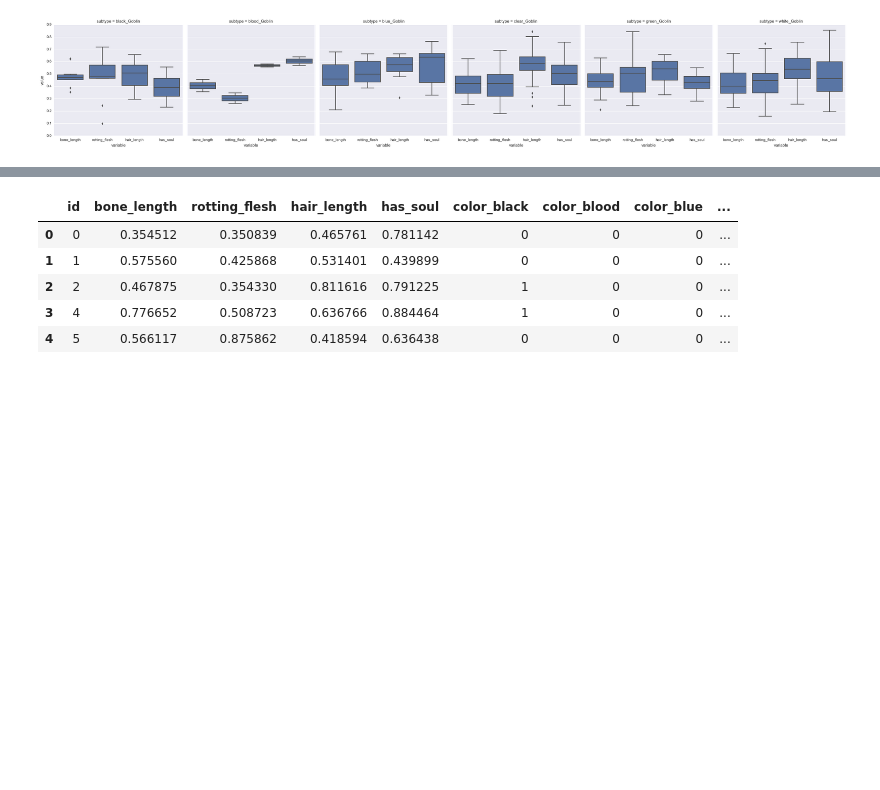
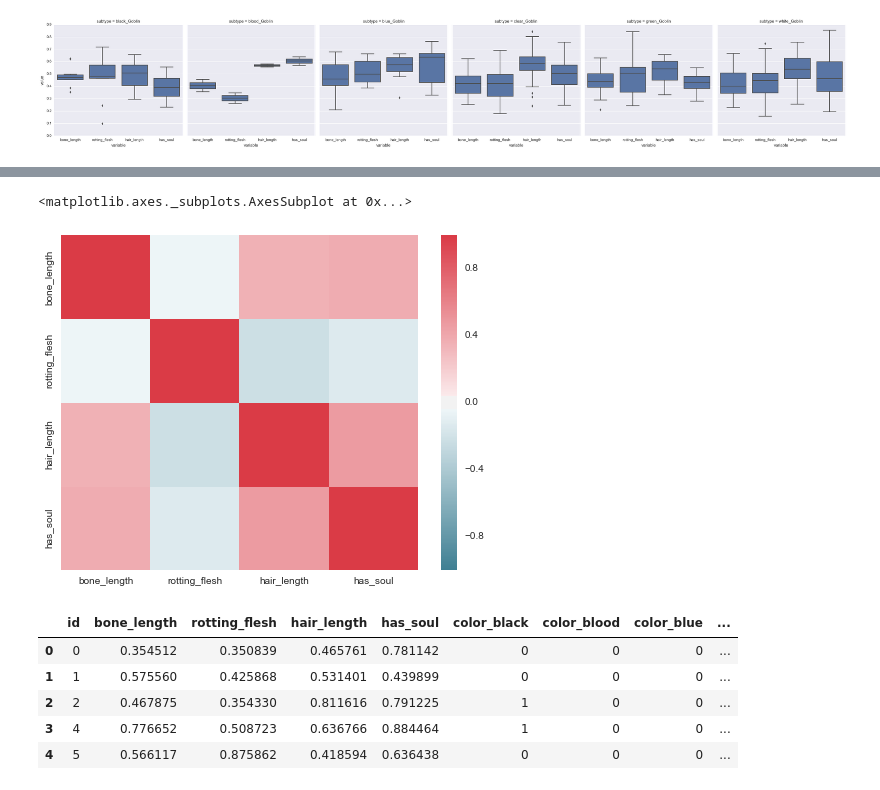
Before and after one commit to itaraday/Ghouls-Goblins-and-Ghosts, a Jupyter notebook: Ghouls, Goblins, and Ghosts... Boo!.ipynb, the cells around one changed output, grey strips where cells are left out. Cells and saved outputs as stored; diff of their text form; code cells hidden in the pictures; blank space fills up the shorter version.

```diff
--- a/Ghouls, Goblins, and Ghosts... Boo!.ipynb
+++ b/Ghouls, Goblins, and Ghosts... Boo!.ipynb
@@ -157,4 +154,18 @@ white_Goblin    43
 Name: id, dtype: int64
+# %%
+# correlation matrix for margin features
+corr = train[cols].corr()
+
+# Set up the matplotlib figure
+f, ax = plt.subplots(figsize=(8, 6))
+
+# Generate a custom diverging colormap
+cmap = sns.diverging_palette(220, 10, as_cmap=True)
+# Draw the heatmap with the mask and correct aspect ratio
+sns.heatmap(corr, cmap=cmap)
+# %% [output]
+<matplotlib.axes._subplots.AxesSubplot at 0x...>
+[figure, added]
 # %%
 df_train = pd.get_dummies(train)
 df_test = pd.get_dummies(test)
```
Also changed, not shown: parts of 15 cells of this notebook, 7 other files.
